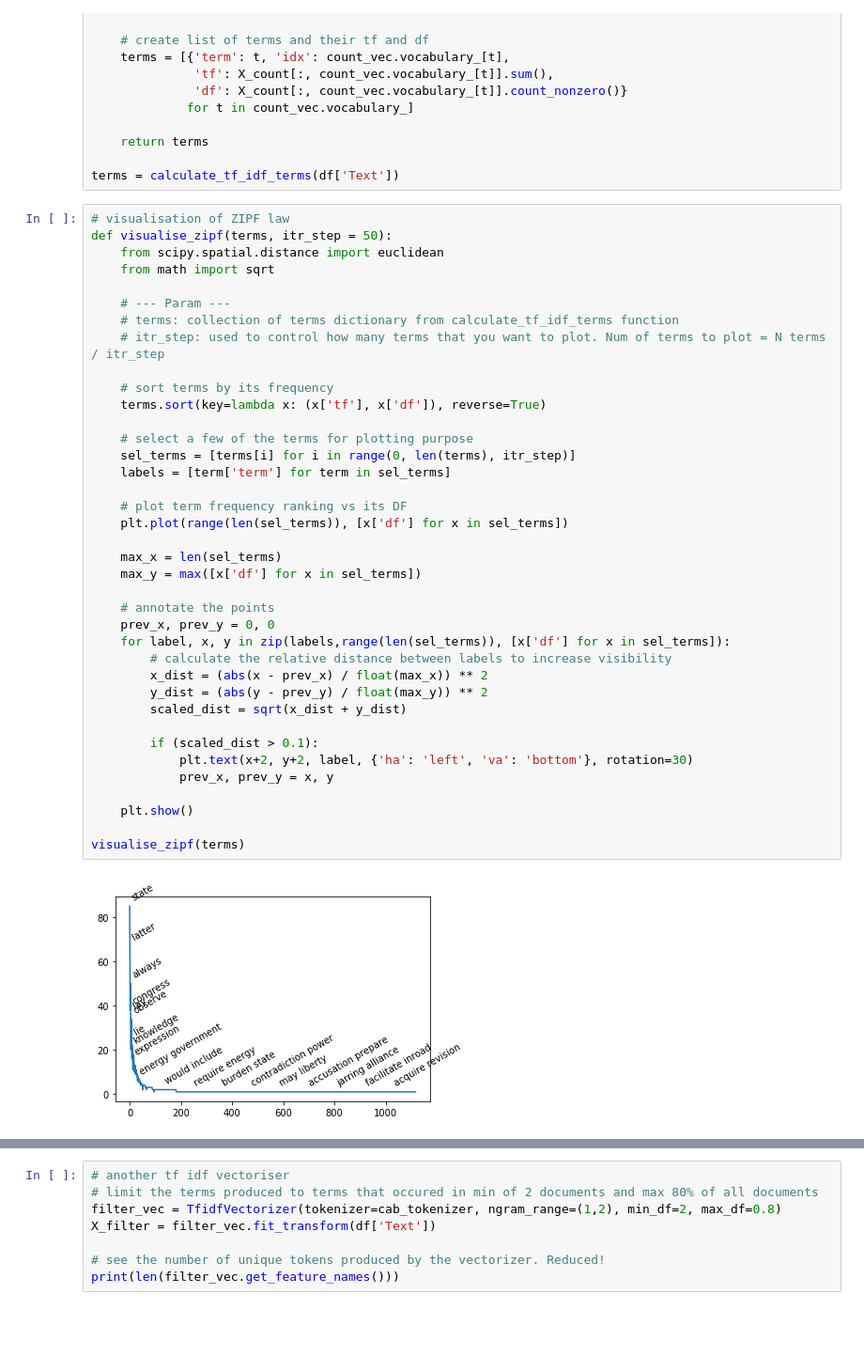
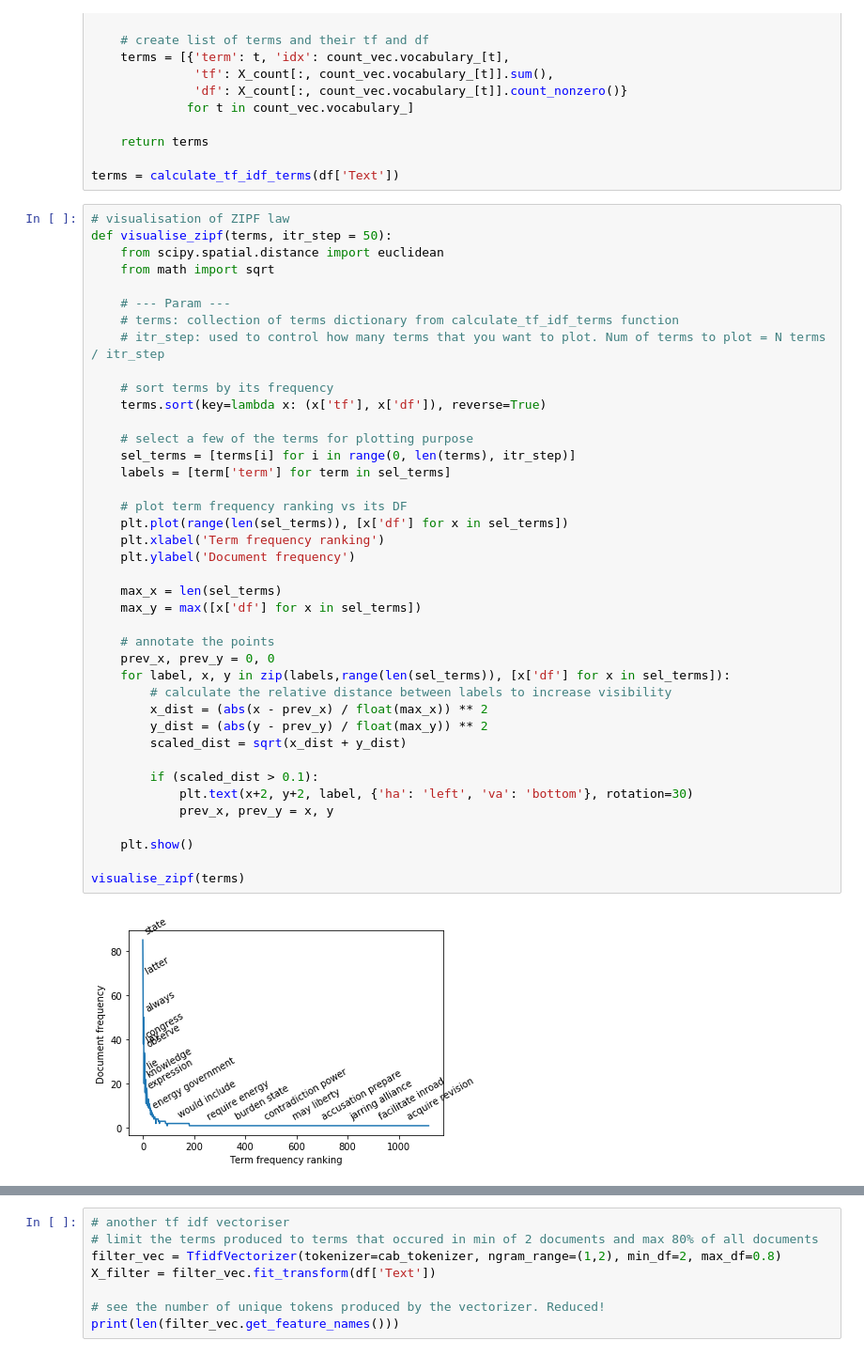
Before and after one commit to liehendi11/IFN645, a Jupyter notebook: prac8 - text mining.ipynb, the cells around one changed output, grey strips where cells are left out. Shown at 94% size. Drawn from its saved outputs; the diff is of its cells as text; blank space fills up the shorter version.

```diff
--- a/prac8 - text mining.ipynb
+++ b/prac8 - text mining.ipynb
@@ -245,32 +267,34 @@ def visualise_zipf(terms, itr_step = 50):
 
     # sort terms by its frequency
     terms.sort(key=lambda x: (x['tf'], x['df']), reverse=True)
 
     # select a few of the terms for plotting purpose
     sel_terms = [terms[i] for i in range(0, len(terms), itr_step)]
     labels = [term['term'] for term in sel_terms]
 
     # plot term frequency ranking vs its DF
     plt.plot(range(len(sel_terms)), [x['df'] for x in sel_terms])
+    plt.xlabel('Term frequency ranking')
+    plt.ylabel('Document frequency')
 
     max_x = len(sel_terms)
     max_y = max([x['df'] for x in sel_terms])
 
     # annotate the points
     prev_x, prev_y = 0, 0
     for label, x, y in zip(labels,range(len(sel_terms)), [x['df'] for x in sel_terms]):
         # calculate the relative distance between labels to increase visibility
         x_dist = (abs(x - prev_x) / float(max_x)) ** 2
         y_dist = (abs(y - prev_y) / float(max_y)) ** 2
         scaled_dist = sqrt(x_dist + y_dist)
 
         if (scaled_dist > 0.1):
             plt.text(x+2, y+2, label, {'ha': 'left', 'va': 'bottom'}, rotation=30)
             prev_x, prev_y = x, y
 
     plt.show()
 
 visualise_zipf(terms)
 # %% [output]
-[figure, old version]
+[figure, new version]
 # %% [markdown]
```
Also changed, not shown: parts of 16 cells of this notebook, 6 other files.
